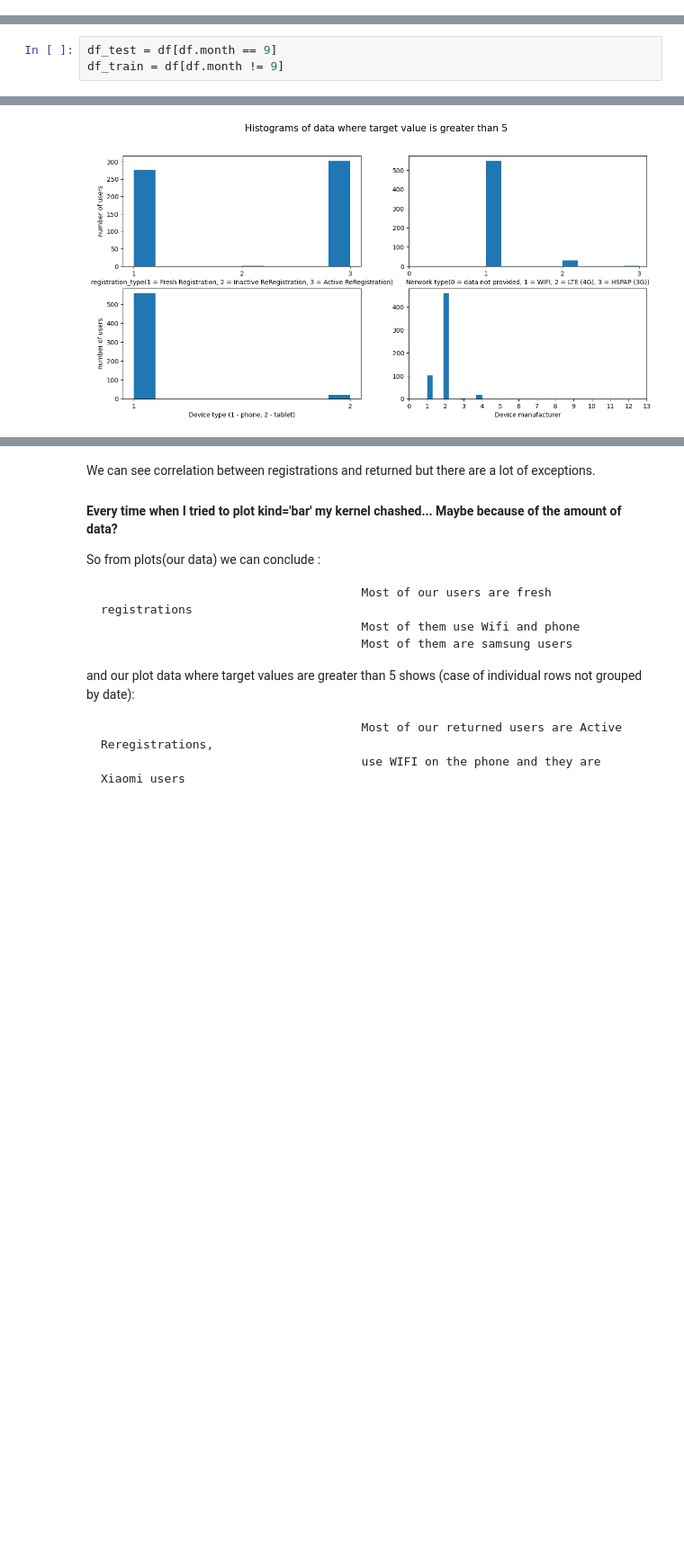
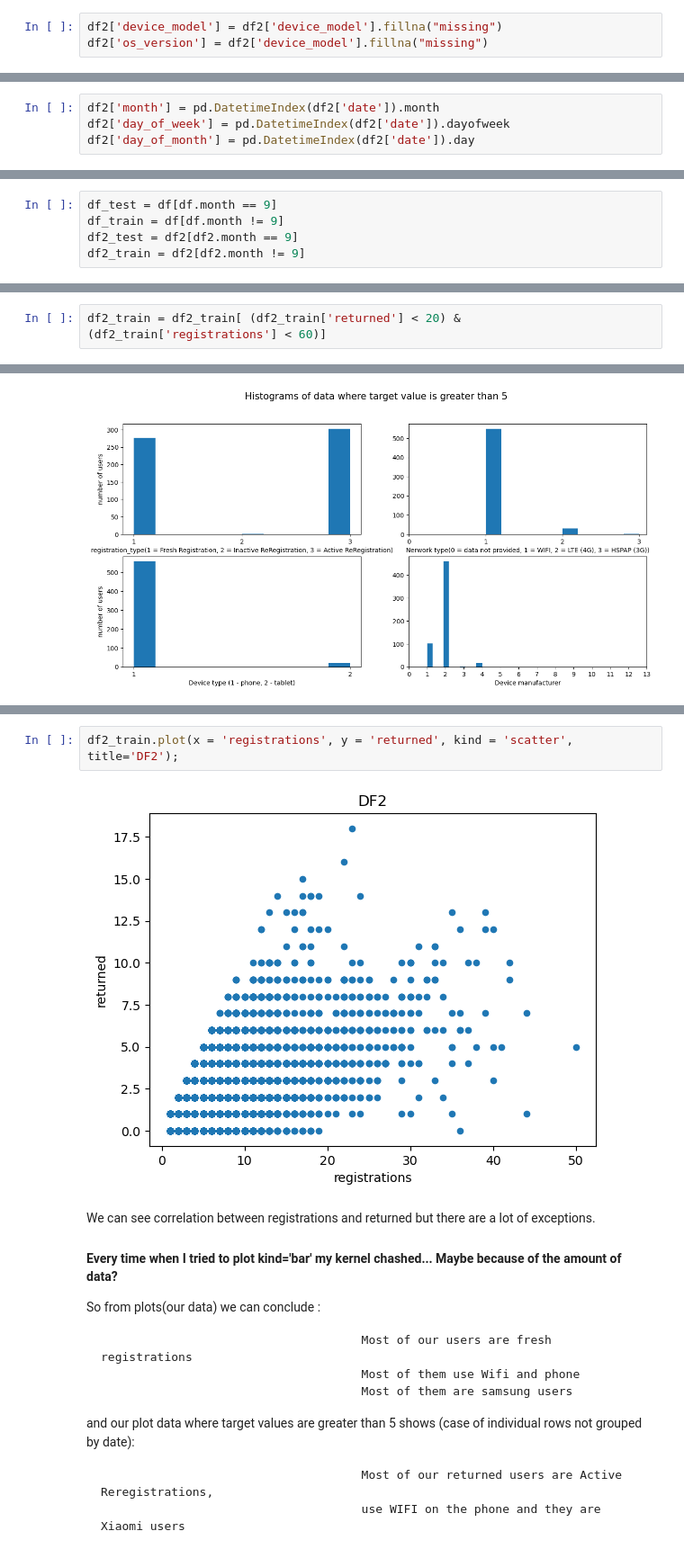
Before and after one commit to alexiandra97/T11-ML-project, a Jupyter notebook: T11-Machine-learning-model.ipynb, the cells around one changed output, grey strips where cells are left out. Shown: that part at 90% size. Saved outputs shown, nothing was run; the diff lists cells and outputs as text; blank space fills up the shorter version.

```diff
--- a/T11-Machine-learning-model.ipynb
+++ b/T11-Machine-learning-model.ipynb
@@ -234,4 +219,7 @@ dtype: int64
 # %%
 df.dropna(axis=0, how='any', inplace=True)
 # maybe i should fill with 'missing' but i will try if i had enough time and very bad results
+# %%
+df2['device_model'] = df2['device_model'].fillna("missing")
+df2['os_version'] = df2['device_model'].fillna("missing")
 # %%
@@ -277,4 +264,8 @@ df.isnull().sum(), df.shape
 df['month'] = pd.DatetimeIndex(df['date']).month
 df['day_of_week'] = pd.DatetimeIndex(df['date']).dayofweek
 df['day_of_month'] = pd.DatetimeIndex(df['date']).day
+# %%
+df2['month'] = pd.DatetimeIndex(df2['date']).month
+df2['day_of_week'] = pd.DatetimeIndex(df2['date']).dayofweek
+df2['day_of_month'] = pd.DatetimeIndex(df2['date']).day
 # %%
@@ -365,6 +359,8 @@ Name: month, dtype: int64
 # %%
 df_test = df[df.month == 9]
 df_train = df[df.month != 9]
+df2_test = df2[df2.month == 9]
+df2_train = df2[df2.month != 9]
 # %%
 len(df_test), len(df_train), df_test.shape, df_train.shape
 # %% [output]
@@ -400,6 +401,8 @@ fig, ax = plt.subplots()
 ax.scatter(df_train.date, (df_train.returned/df_train.registrations));
 # %% [output]
 [figure]
+# %%
+df2_train = df2_train[ (df2_train['returned'] < 20) & (df2_train['registrations'] < 60)]
 # %% [markdown]
 So that aren't good plots, but I've tried to parse dates and I haven't gotten better one.
 Only what I see from plots and cross tab(month vs returned) is that returned = 22 is outlier, or maybe all values greater than 15
@@ -502,3 +504,7 @@ df_train.plot(x = 'registrations', y = 'returned', kind = 'scatter')
+# %%
+df2_train.plot(x = 'registrations', y = 'returned', kind = 'scatter', title='DF2');
+# %% [output]
+[figure, added]
 # %% [markdown]
  We can see correlation between registrations and returned but there are a lot of exceptions.
 #### Every time when I tried to plot kind='bar' my kernel chashed... Maybe because of the amount of data?
```
Also changed, not shown: parts of 48 cells of this notebook.
